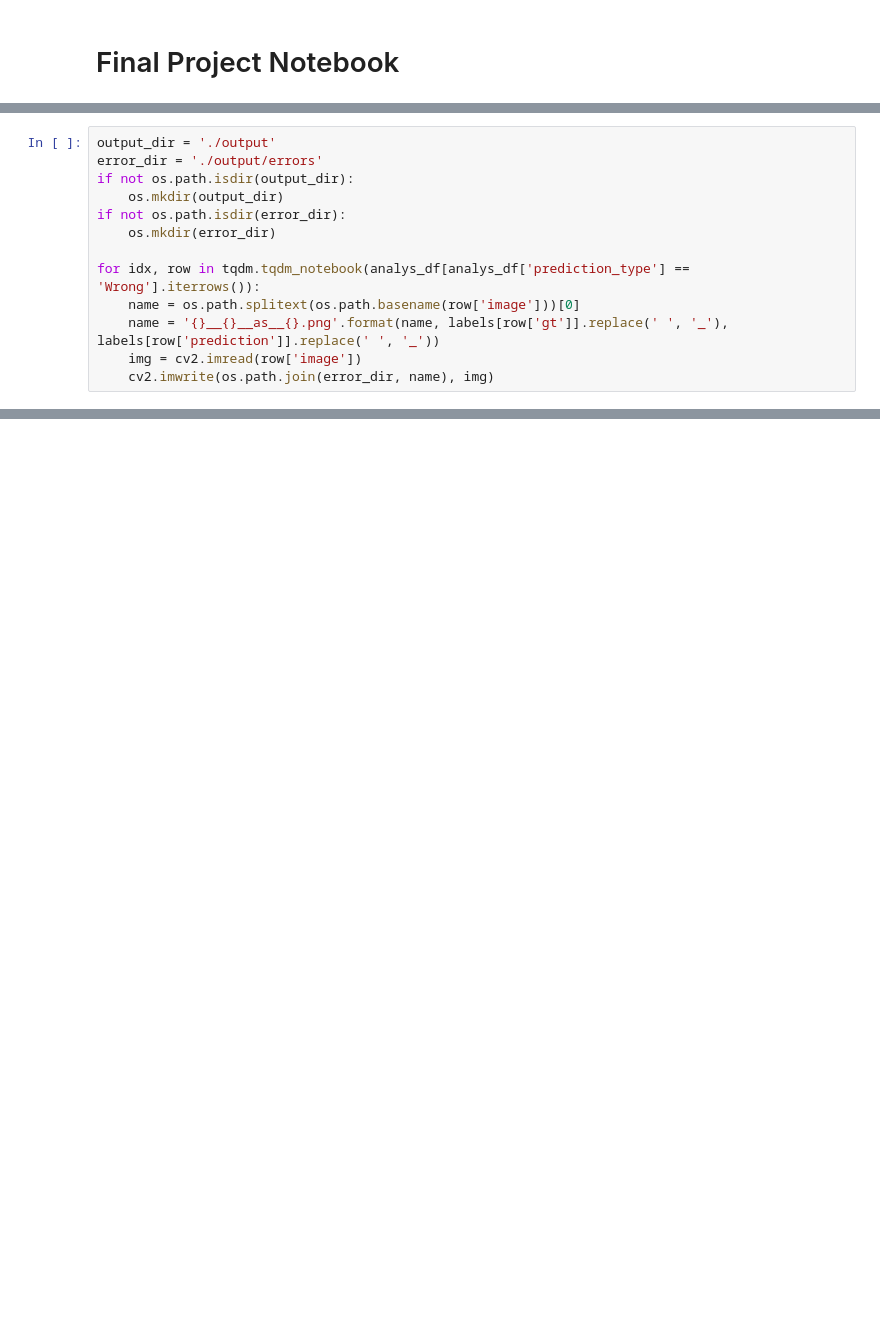
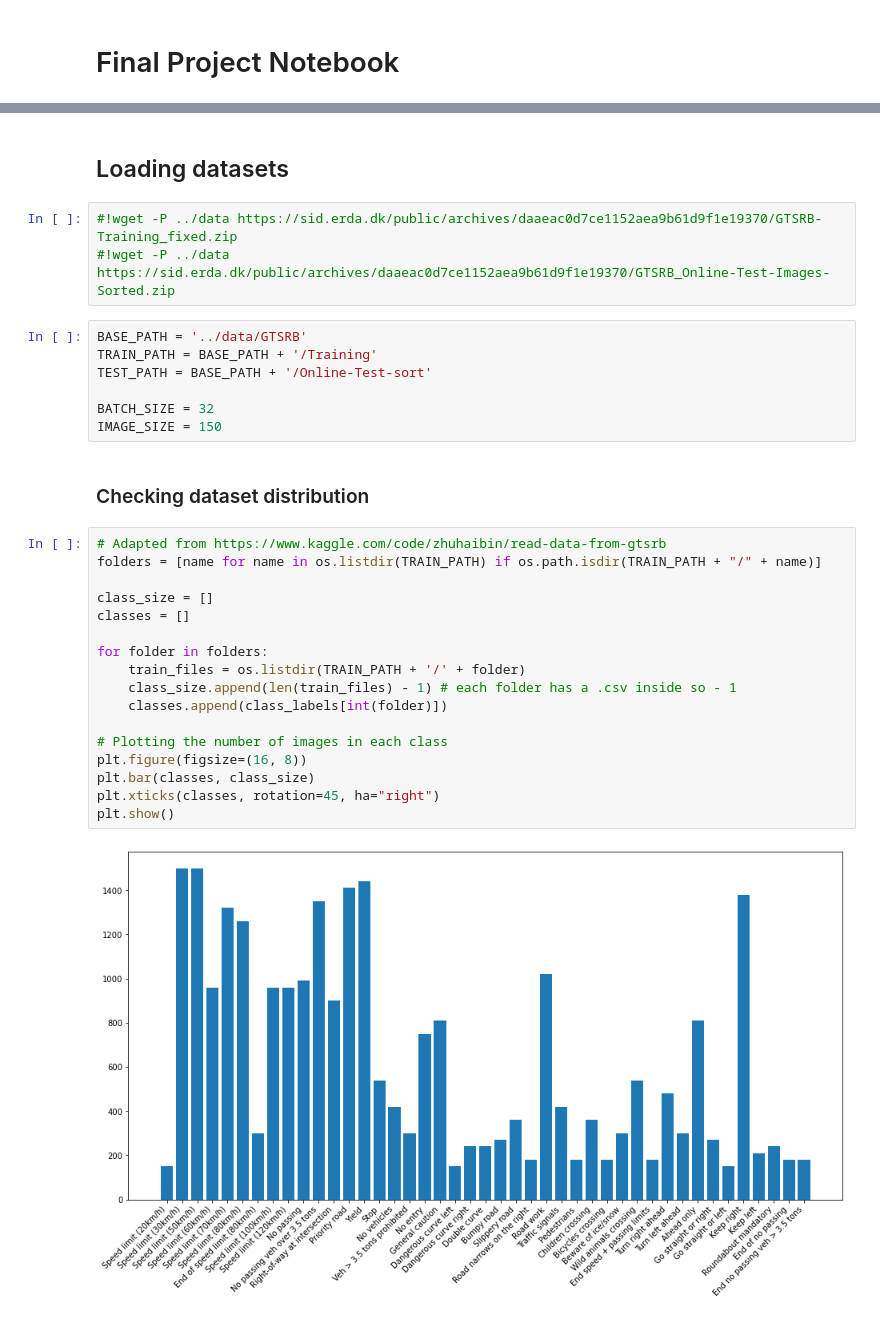
Before and after one commit to drew-two/GTSRB-Traffic-Sign-Image-Recognition, a Jupyter notebook: notebook/road-signs-recognition.ipynb, the cells around one changed output, grey strips where cells are left out. Drawn from its saved outputs; the diff is of its cells as text; blank space fills up the shorter version.

```diff
--- a/notebook/road-signs-recognition.ipynb
+++ b/notebook/road-signs-recognition.ipynb
@@ -464,13 +2,0 @@ Let's dump all wrong prediction for further analys by someone else
-# %%
-output_dir = './output'
-error_dir = './output/errors'
-if not os.path.isdir(output_dir):
-    os.mkdir(output_dir)
-if not os.path.isdir(error_dir):
-    os.mkdir(error_dir)
-
-for idx, row in tqdm.tqdm_notebook(analys_df[analys_df['prediction_type'] == 'Wrong'].iterrows()):
-    name = os.path.splitext(os.path.basename(row['image']))[0]
-    name = '{}__{}__as__{}.png'.format(name, labels[row['gt']].replace(' ', '_'), labels[row['prediction']].replace(' ', '_'))
-    img = cv2.imread(row['image'])
-    cv2.imwrite(os.path.join(error_dir, name), img)
@@ -754,0 +62,33 @@ for i in range(samples):
+# %% [markdown]
+## Loading datasets
+# %%
+#!wget -P ../data https://sid.erda.dk/public/archives/daaeac0d7ce1152aea9b61d9f1e19370/GTSRB-Training_fixed.zip
+#!wget -P ../data https://sid.erda.dk/public/archives/daaeac0d7ce1152aea9b61d9f1e19370/GTSRB_Online-Test-Images-Sorted.zip
+# %%
+BASE_PATH = '../data/GTSRB'
+TRAIN_PATH = BASE_PATH + '/Training'
+TEST_PATH = BASE_PATH + '/Online-Test-sort'
+
+BATCH_SIZE = 32
+IMAGE_SIZE = 150
+# %% [markdown]
+### Checking dataset distribution
+# %%
+# Adapted from https://www.kaggle.com/code/zhuhaibin/read-data-from-gtsrb
+folders = [name for name in os.listdir(TRAIN_PATH) if os.path.isdir(TRAIN_PATH + "/" + name)]
+
+class_size = []
+classes = []
+
+for folder in folders:
+    train_files = os.listdir(TRAIN_PATH + '/' + folder)
+    class_size.append(len(train_files) - 1) # each folder has a .csv inside so - 1
+    classes.append(class_labels[int(folder)])
+
+# Plotting the number of images in each class
+plt.figure(figsize=(16, 8))
+plt.bar(classes, class_size)
+plt.xticks(classes, rotation=45, ha="right")
+plt.show()
+# %% [output]
+[figure, added]
```
Also changed, not shown: parts of 69 cells of this notebook, 4 other files.
